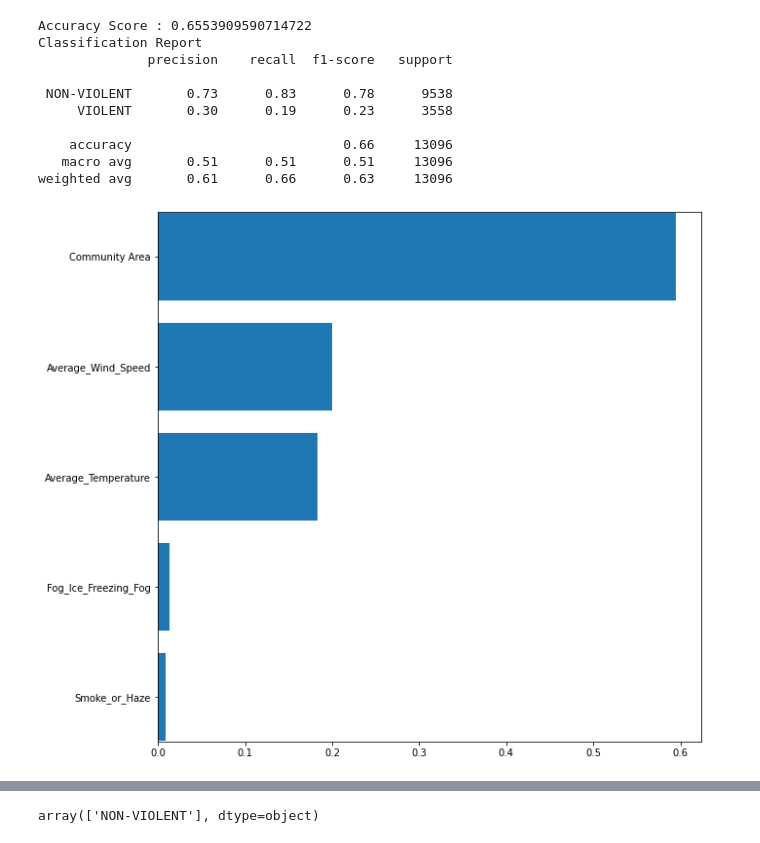
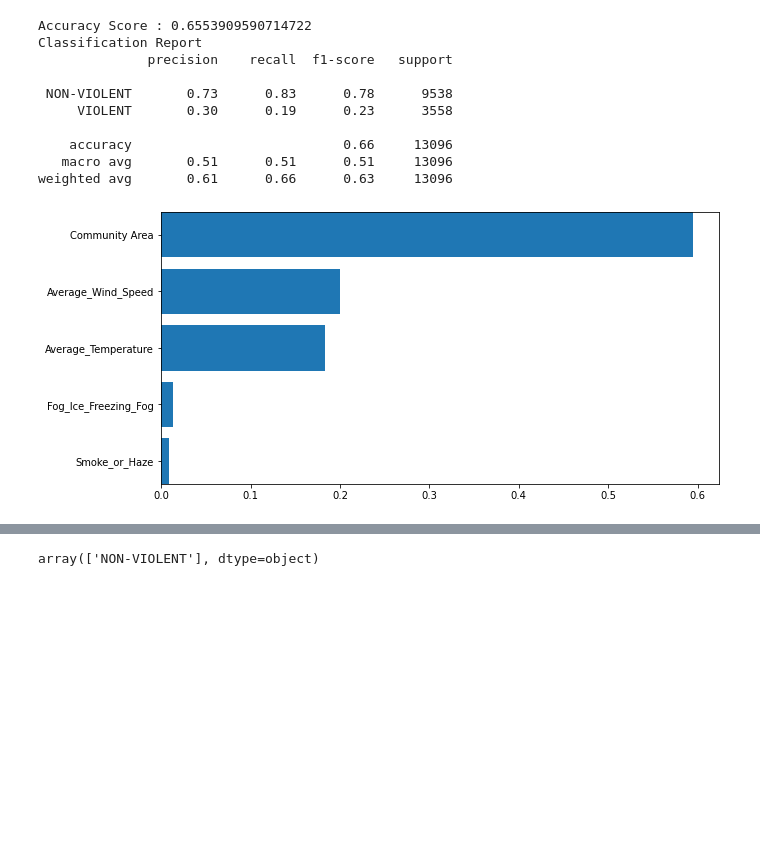
Before and after one commit to KEGANCP/Crime_Predictions_In_Chicago, a Jupyter notebook: Random_Forest.ipynb, the cells around one changed output, grey strips where cells are left out. Saved outputs shown, nothing was run; the diff lists cells and outputs as text; code cells hidden in the pictures; blank space fills up the shorter version.

```diff
--- a/Random_Forest.ipynb
+++ b/Random_Forest.ipynb
@@ -243,18 +270,18 @@ weighted avg       0.61      0.66      0.63     13096
 # %%
 feature_importances = rf_model.feature_importances_
 %matplotlib inline
 from matplotlib import pyplot as plt
 features = sorted(zip(X.columns, rf_model.feature_importances_), key = lambda x: x[1])
 cols = [f[0] for f in features]
 width = [f[1] for f in features]
 
 fig, ax = plt.subplots()
 
-fig.set_size_inches(10,10)
+fig.set_size_inches(10,5)
 plt.margins(y=0.001)
 
 ax.barh(y=cols, width=width)
 
 plt.show()
 # %% [output]
-[figure, old version]
+[figure, new version]
```
Also changed, not shown: parts of 10 cells of this notebook, 3 other files.
